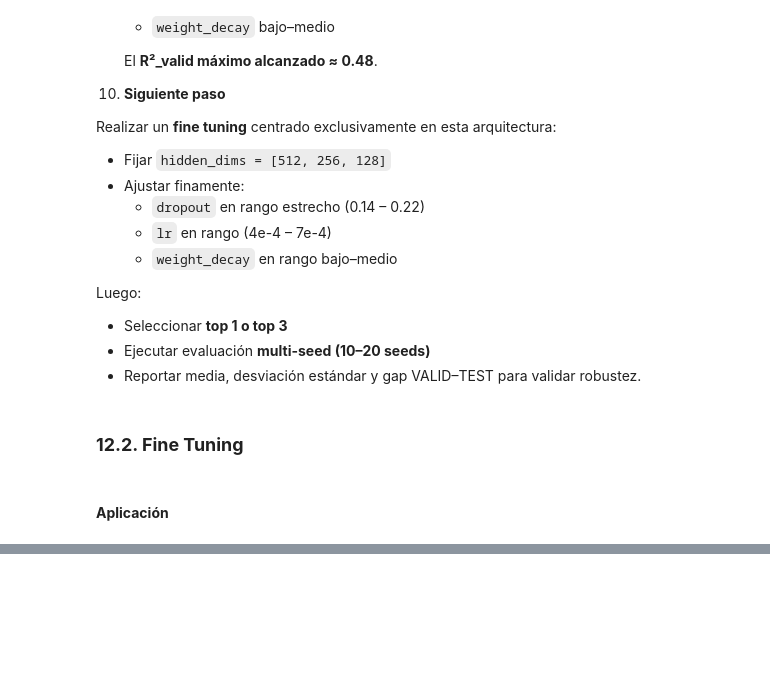
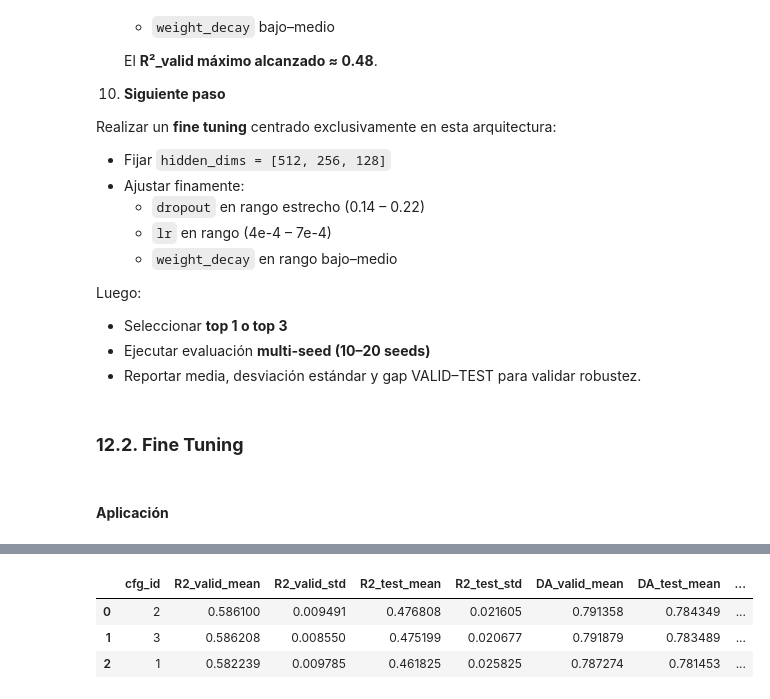
Before and after one commit to GUNAPILLCO/neural_profit, a Jupyter notebook: stage_07_model_analysis/seq2one/stage_07_02b_mlp_seq2one_tuning.ipynb, the cells around one changed output, grey strips where cells are left out. Drawn from its saved outputs; the diff is of its cells as text; code cells hidden in the pictures; blank space fills up the shorter version.

```diff
--- a/stage_07_model_analysis/seq2one/stage_07_02b_mlp_seq2one_tuning.ipynb
+++ b/stage_07_model_analysis/seq2one/stage_07_02b_mlp_seq2one_tuning.ipynb
@@ -2114,0 +2477,86 @@ best params (FINE): {'dropout': 0.1874469384923283, 'lr': 0.0005134159265022657,
+# %%
+import numpy as np
+
+# ============================================================
+# 1) Agrupar resultados multi-seed por configuración (cfg_id)
+#    Cada cfg_id tiene 20 seeds.
+#    Aquí calculamos métricas promedio y dispersión.
+# ============================================================
+
+summary = (
+    df_ms
+        # Agrupar todas las filas por configuración
+        .groupby("cfg_id")
+
+        # Calcular estadísticas agregadas por grupo
+        .agg(
+            # --- VALID ---
+            R2_valid_mean=("R2_valid", "mean"),  # promedio R2 en VALID
+            R2_valid_std =("R2_valid", "std"),   # dispersión (sensibilidad a seed)
+
+            # --- TEST ---
+            R2_test_mean =("R2_test", "mean"),   # promedio R2 en TEST (generalización)
+            R2_test_std  =("R2_test", "std"),    # estabilidad en TEST
+
+            # --- Directional Accuracy ---
+            DA_valid_mean=("DA_valid", "mean"),
+            DA_test_mean =("DA_test", "mean"),
+
+            # --- Error absoluto ---
+            MAE_valid_mean=("MAE_valid", "mean"),
+            MAE_test_mean =("MAE_test", "mean"),
+        )
+
+        # Volver a convertir cfg_id en columna normal
+        .reset_index()
+)
+
+# ============================================================
+# 2) Calcular GAP promedio entre VALID y TEST
+#    GAP = R2_valid - R2_test
+#    Si es grande → posible sobreajuste.
+#    Si es pequeño → mejor transferencia a test.
+# ============================================================
+
+gap = (
+    df_ms
+        # Crear columna temporal con el gap por seed
+        .assign(gap_valid_minus_test=lambda d: d["R2_valid"] - d["R2_test"])
+
+        # Agrupar por configuración
+        .groupby("cfg_id")["gap_valid_minus_test"]
+
+        # Promedio del gap entre las 20 seeds
+        .mean()
+
+        # Convertir en DataFrame
+        .reset_index(name="gap_valid_minus_test_mean")
+)
+
+# ============================================================
+# 3) Unir métricas agregadas + gap en un solo DataFrame
+# ============================================================
+
+summary = summary.merge(gap, on="cfg_id", how="left")
+
+
+# ============================================================
+# 4) Ordenar según criterio de selección final
+#
+# Prioridad:
+#   1) Mayor R2_test_mean  → mejor generalización
+#   2) Menor R2_test_std   → más estabilidad
+#   3) Menor gap           → menos sobreajuste
+# ============================================================
+
+summary_sorted = summary.sort_values(
+    ["R2_test_mean", "R2_test_std", "gap_valid_minus_test_mean"],
+    ascending=[False, True, True],  # False = maximizar, True = minimizar
+).reset_index(drop=True)
+
+summary_sorted
+# %% [output]
+|  | cfg_id | R2_valid_mean | R2_valid_std | R2_test_mean | R2_test_std | DA_valid_mean | DA_test_mean | ... |
+| 0 | 2 | 0.586100 | 0.009491 | 0.476808 | 0.021605 | 0.791358 | 0.784349 | ... |
+| 1 | 3 | 0.586208 | 0.008550 | 0.475199 | 0.020677 | 0.791879 | 0.783489 | ... |
+| 2 | 1 | 0.582239 | 0.009785 | 0.461825 | 0.025825 | 0.787274 | 0.781453 | ... |
```
Also changed, not shown: parts of 19 cells of this notebook.
